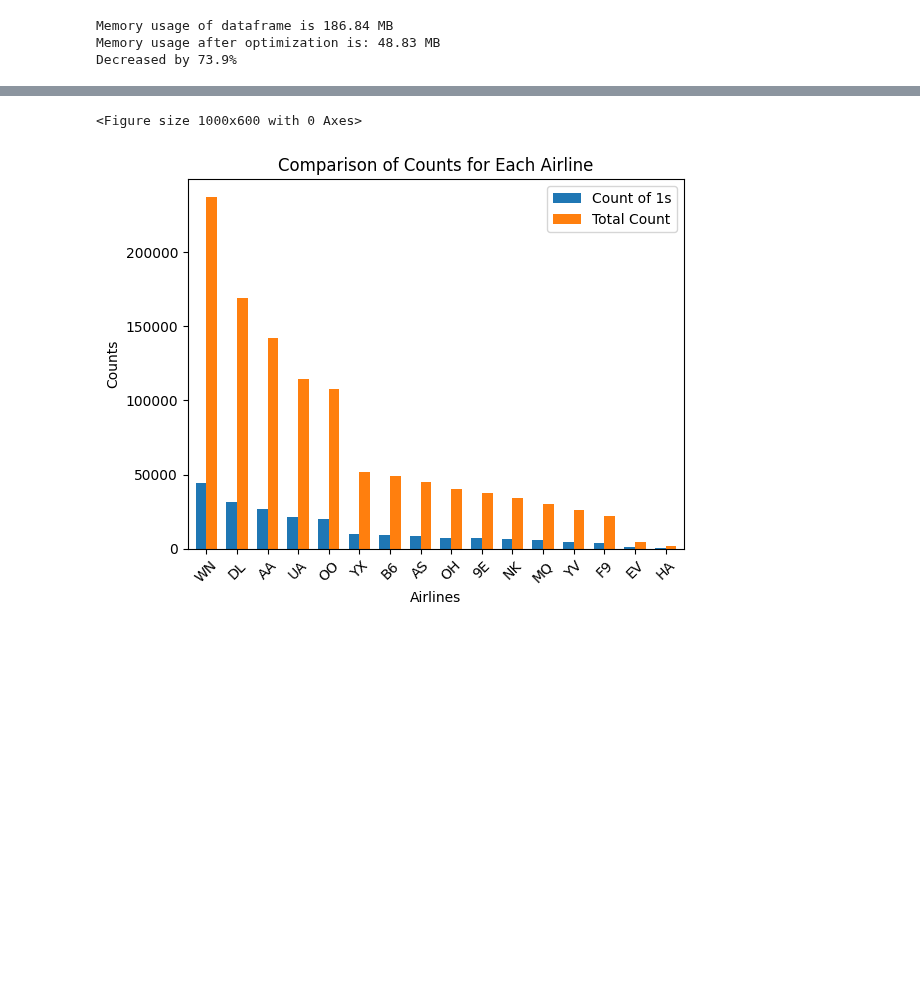
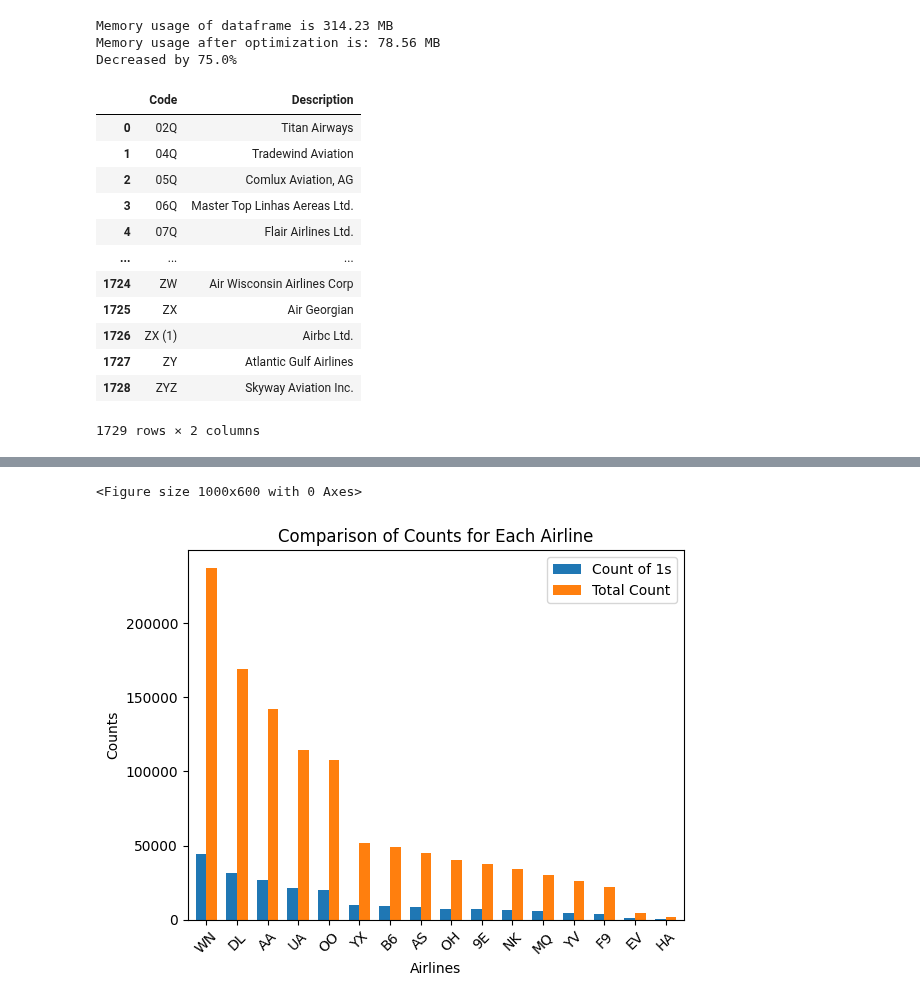
Before and after one commit to rvloenhout/DSS_Master_Thesis, a Jupyter notebook: _3. Evaluation/4. Disparate_group_analysis.ipynb, the cells around one changed output, grey strips where cells are left out. Cells and saved outputs as stored; diff of their text form; code cells hidden in the pictures; blank space fills up the shorter version.

```diff
--- a/_3. Evaluation/4. Disparate_group_analysis.ipynb
+++ b/_3. Evaluation/4. Disparate_group_analysis.ipynb
@@ -40,15 +40,34 @@ def rm(df):
 
     return df
 # %%
-X_test = pd.read_csv(path_csv + "ontime_reporting_X_test_unscaled.csv")
+X_test_unscaled = pd.read_csv(path_csv + "ontime_reporting_X_test_unscaled.csv")
+X_test = pd.read_csv(path_csv + "ontime_reporting_X_test.csv")
 y_test = pd.read_csv(path_csv + "ontime_reporting_y_test.csv")
 
 X_test = rm(X_test)
 y_test = np.ravel(y_test)
 # %% [output]
-Memory usage of dataframe is 186.84 MB
-Memory usage after optimization is: 48.83 MB
-Decreased by 73.9%
+Memory usage of dataframe is 314.23 MB
+Memory usage after optimization is: 78.56 MB
+Decreased by 75.0%
+# %%
+#Load airline full names
+airlines = pd.read_csv("../_1. Data Preprocessing/UNIQUE_CARRIERS.csv")
+airlines
+# %% [output]
+|  | Code | Description |
+| 0 | 02Q | Titan Airways |
+| 1 | 04Q | Tradewind Aviation |
+| 2 | 05Q | Comlux Aviation, AG |
+| 3 | 06Q | Master Top Linhas Aereas Ltd. |
+| 4 | 07Q | Flair Airlines Ltd. |
+| ... | ... | ... |
+| 1724 | ZW | Air Wisconsin Airlines Corp |
+| 1725 | ZX | Air Georgian |
+| 1726 | ZX (1) | Airbc Ltd. |
+| 1727 | ZY | Atlantic Gulf Airlines |
+| 1728 | ZYZ | Skyway Aviation Inc. |
+1729 rows × 2 columns
 # %%
 xgb_class_tuned_ros = joblib.load(path_model + "XGBoost_tuned_ROS.joblib")
 y_pred_xgb_tuned_ros = xgb_class_tuned_ros.predict(X_test)
```
Also changed, not shown: parts of 5 cells of this notebook, 3 other files.
